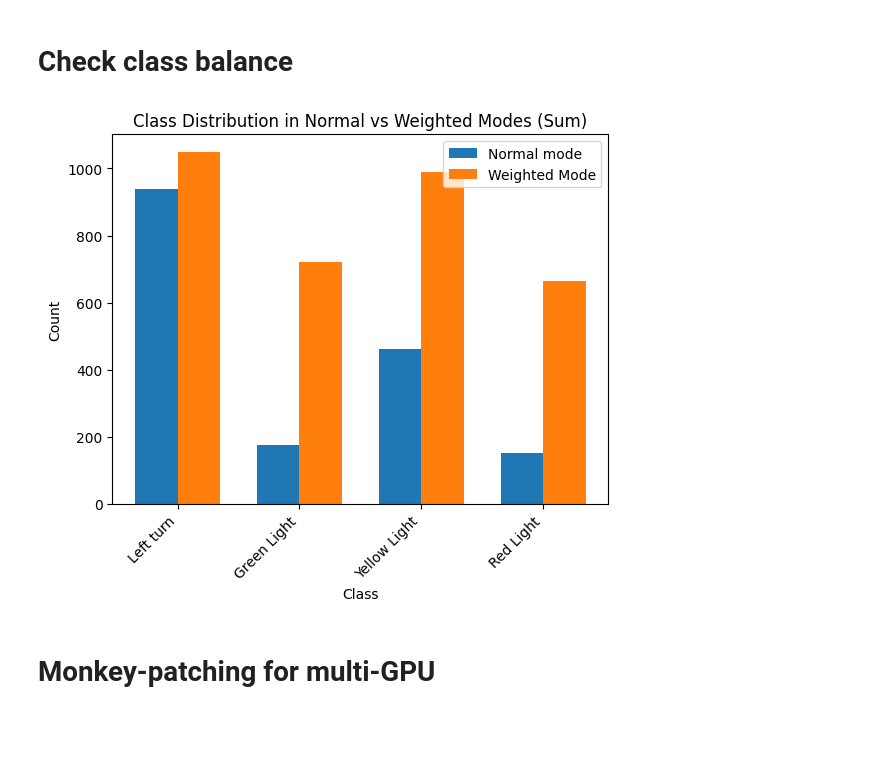
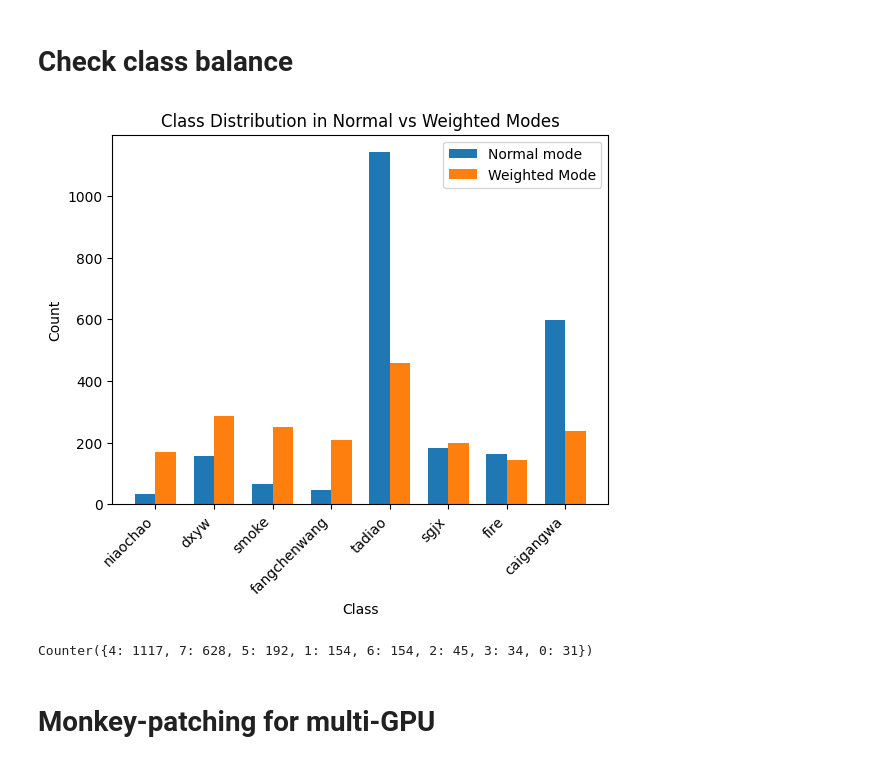
Before and after one commit to Fridayfairy/YOLOTricks, a Jupyter notebook: weightedDataloader/YOLOv8_Weighted_Dataloader.ipynb, the cells around one changed output. Saved outputs shown, nothing was run; the diff lists cells and outputs as text; code cells hidden in the pictures; blank space fills up the shorter version.

```diff
--- a/weightedDataloader/YOLOv8_Weighted_Dataloader.ipynb
+++ b/weightedDataloader/YOLOv8_Weighted_Dataloader.ipynb
@@ -1,9 +0,0 @@
-# %%
-# Download dataset
-!pip install roboflow
-
-from roboflow import Roboflow
-rf = Roboflow(api_key="")
-project = rf.workspace("trafficlightdetect").project("traffic-light-ke5b5")
-version = project.version(10)
-dataset = version.download("yolov8")
@@ -216,5 +182,3 @@ plt.imshow(img)
 build.YOLODataset = YOLOWeightedDataset
 # %%
 model = YOLO("yolov8n.pt")
-# %%
-results = model.train(data="/content/Traffic-light-10/data.yaml", epochs=50)
@@ -265,0 +185,2 @@ Starting training for 50 epochs...
+# %%
+results = model.train(data="/data1/home/ycx/ycxGit/YOLOTricks/weightedDataloader/dataset/shudian_nc8.yaml", epochs=1)
@@ -336,25 +311,31 @@ def plot_class_balance(weighted_cnts, unweighted_cnts, class_names):
     ax.set_xticklabels(class_names, rotation=45, ha='right')
     ax.legend()
 
+    # plt.savefig("/data1/home/ycx/ycxGit/YOLOTricks/weightedDataloader/dataset/demo_plt.jpg")
     plt.show()
-# %% [output]
-[figure, removed]
 # %%
 # You can test different aggregation functions np.max, np.sum, np.median, np.mean
-model.trainer.train_loader.dataset.agg_func = np.sum
+# model.trainer.train_loader.dataset.agg_func = np.sum
+model.trainer.train_loader.dataset.agg_func = np.mean
 model.trainer.train_loader.dataset.weights = model.trainer.train_loader.dataset.calculate_weights()
 model.trainer.train_loader.dataset.probabilities = model.trainer.train_loader.dataset.calculate_probabilities()
 
 # Get class counts in weighted mode
 model.trainer.train_loader.dataset.train_mode = True
 weighted_counts = verify_class_balance(model.trainer.train_loader.dataset, num_samples=1000)
 
 # Get class counts in default mode
 model.trainer.train_loader.dataset.train_mode = False
 default_counts = verify_class_balance(model.trainer.train_loader.dataset, num_samples=1000)
 
 # Plot the comparison
 plot_class_balance(weighted_counts, default_counts, set(model.trainer.train_loader.dataset.data["names"].values()))
+# %% [output]
+[figure, added]
+# %%
+default_counts
+# %% [output]
+Counter({4: 1117, 7: 628, 5: 192, 1: 154, 6: 154, 2: 45, 3: 34, 0: 31})
 # %% [markdown]
 # Monkey-patching for multi-GPU
 # %%
```
Also changed, not shown: parts of 11 cells of this notebook, 56 other files.
